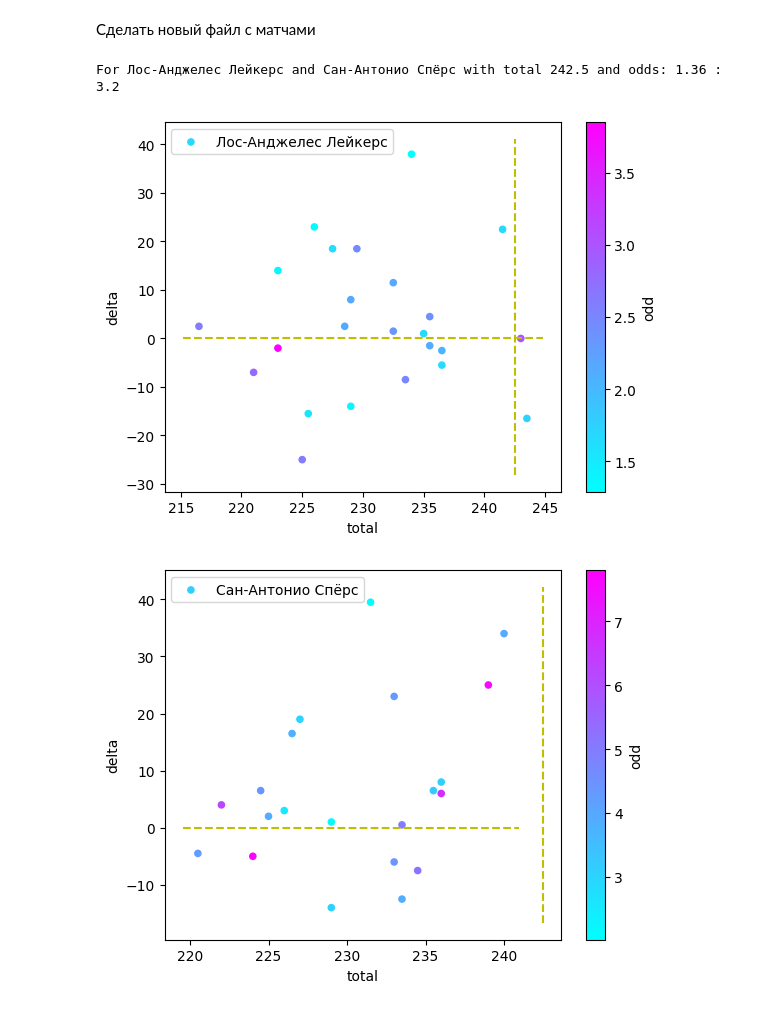
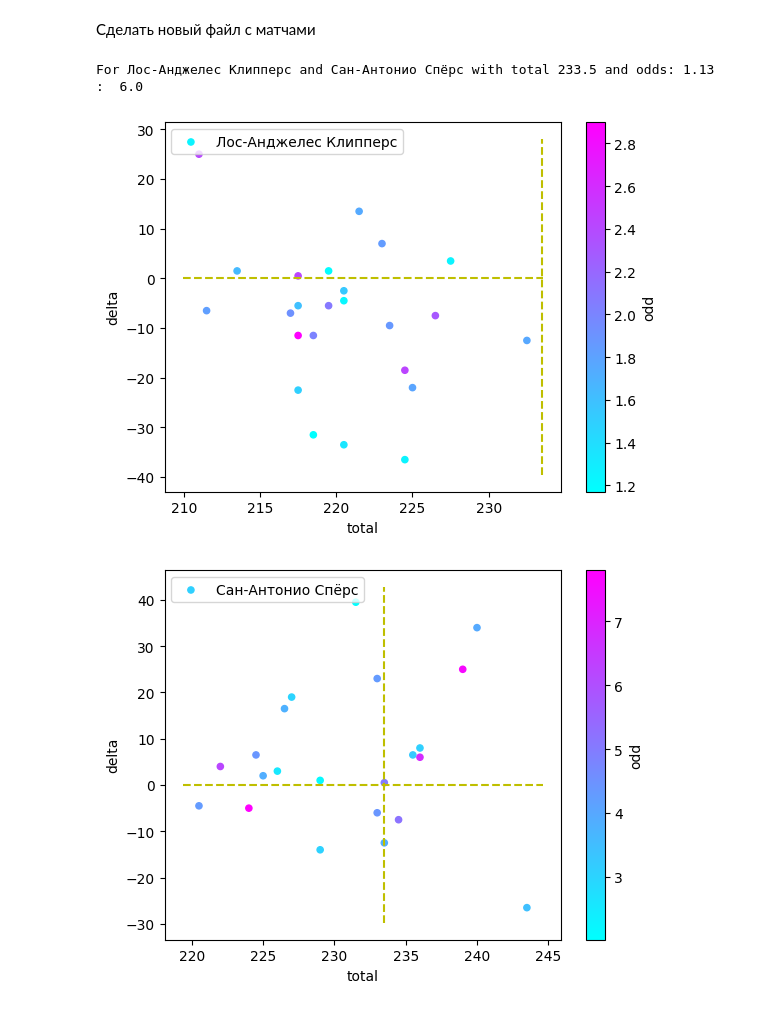
Before and after one commit to glahiator/basket_total, a Jupyter notebook: analyze.ipynb, the cells around one changed output. Saved outputs shown, nothing was run; the diff lists cells and outputs as text; code cells hidden in the pictures.

```diff
--- a/analyze.ipynb
+++ b/analyze.ipynb
@@ -219,19 +219,19 @@ def complete_match_place(home, away, total):
 # %%
 import datetime, json
 import pandas as pd
 
 today = pd.read_json("storage/today.json" )
 del today["id"]
 del today["gandicap"]
 
-m = today.iloc[9]
+m = today.iloc[5]
 print( f"For {m['home']} and {m['away']} with total {m['total']} and odds: {m['odd_h']} :  {m['odd_a']}")
 # complete_match( m['home'], m['away'], m['total'] )
 complete_match_place( m['home'], m['away'], m['total'] )
 # %% [output]
-For Лос-Анджелес Лейкерс and Сан-Антонио Спёрс with total 242.5 and odds: 1.36 :  3.2
+For Лос-Анджелес Клипперс and Сан-Антонио Спёрс with total 233.5 and odds: 1.13 :  6.0
-[figure, old version]
+[figure, new version]
-[figure, old version]
+[figure, new version]
 # %%
 # get_team_chrono_delta( m['home'], m['total'] )
 # get_team_chrono_delta_place(m['home'], m['total'], 'home' )
```
Also changed, not shown: parts of 3 cells of this notebook, 3 other files.
